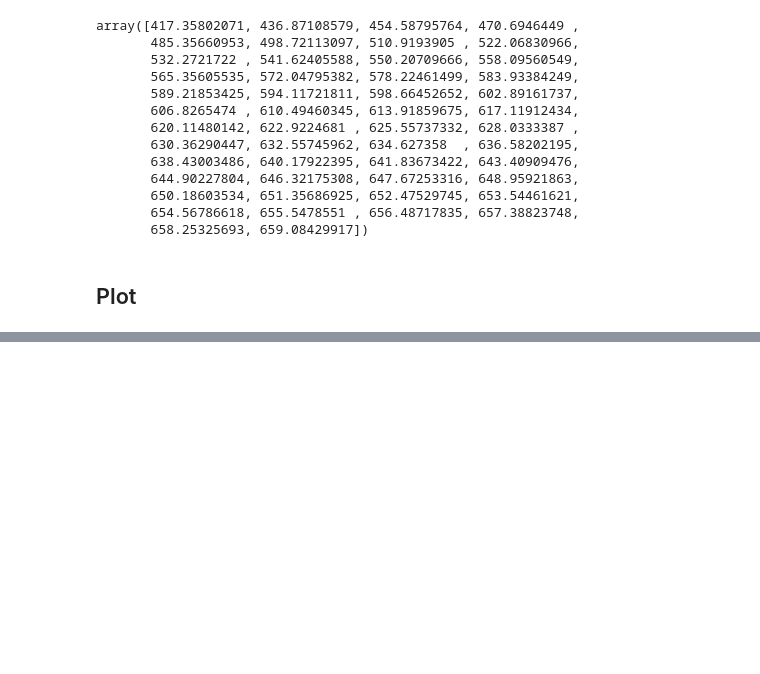
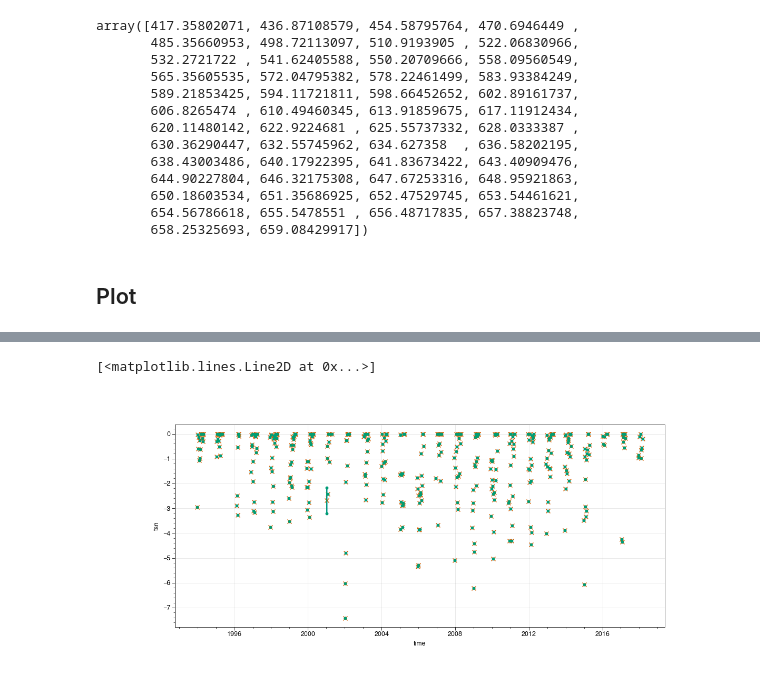
Before and after one commit to mickaellalande/SnowC2, a Jupyter notebook: CLASSIC/in_situ/rho_max.ipynb, the cells around one changed output, grey strips where cells are left out. Drawn from its saved outputs; the diff is of its cells as text; code cells hidden in the pictures; blank space fills up the shorter version.

```diff
--- a/CLASSIC/in_situ/rho_max.ipynb
+++ b/CLASSIC/in_situ/rho_max.ipynb
@@ -131,0 +337,11 @@ fig.save('img/rho_max_vs_sd.jpg')
+# %%
+import os
+
+def sorted_directory_listing_with_os_listdir(directory):
+    items = os.listdir(directory)
+    sorted_items = sorted(items)
+    return sorted_items
+# %%
+path_lejeune2019 = '/home/lalandmi/Dropbox/data/ESM-SnowMIP_all/CRYOBSCLIM_CDP'
+mypath = path_lejeune2019+'/CRYOBSCLIM.CDP.2018.SnowProfile/SnowProfile/'
+files = sorted_directory_listing_with_os_listdir(mypath)
@@ -131,0 +382,15 @@ fig.save('img/rho_max_vs_sd.jpg')
+# %%
+d = {'tsn': tsn_obs}
+# df_tsn = pd.DataFrame(data=d, index=pd.to_datetime(date_obs).tz_convert('Europe/Paris').tz_localize(None))
+df_tsn = pd.DataFrame(data=d, index=pd.to_datetime(date_obs).tz_localize(None) + pd.Timedelta(hours=2)) # to avoid the day light savings adjustment
+df_tsn = df_tsn.dropna()
+ds_tsn_loc = df_tsn.to_xarray()
+ds_tsn_loc = ds_tsn_loc.rename({'index': 'time'})
+ds_tsn_loc = ds_tsn_loc.reindex({'time': pd.date_range(ds_tsn_loc.tsn.time[0].values, ds_tsn_loc.tsn.time[-1].values, freq='H')})
+# %%
+d = {'tsn': tsn_obs}
+df_tsn = pd.DataFrame(data=d, index=pd.to_datetime(date_obs).tz_localize(None))
+df_tsn = df_tsn.dropna()
+ds_tsn = df_tsn.to_xarray()
+ds_tsn = ds_tsn.rename({'index': 'time'})
+ds_tsn = ds_tsn.reindex({'time': pd.date_range(ds_tsn.tsn.time[0].values, ds_tsn.tsn.time[-1].values, freq='H')})
@@ -131,0 +400,11 @@ fig.save('img/rho_max_vs_sd.jpg')
+# %%
+%matplotlib widget
+plt.figure(figsize=(12,5))
+# ds_hh.tsn.plot()
+ds_tsn_loc.tsn.plot(marker='.')
+ds_tsn_loc.tsn.resample(time='d').mean().plot(marker='x')
+ds_tsn.tsn.plot(marker='.')
+# ds_d_list[0].tsn.plot()
+# %% [output]
+[<matplotlib.lines.Line2D at 0x...>]
+[figure, added]
```
Also changed, not shown: parts of 54 cells of this notebook, 5 other files.
